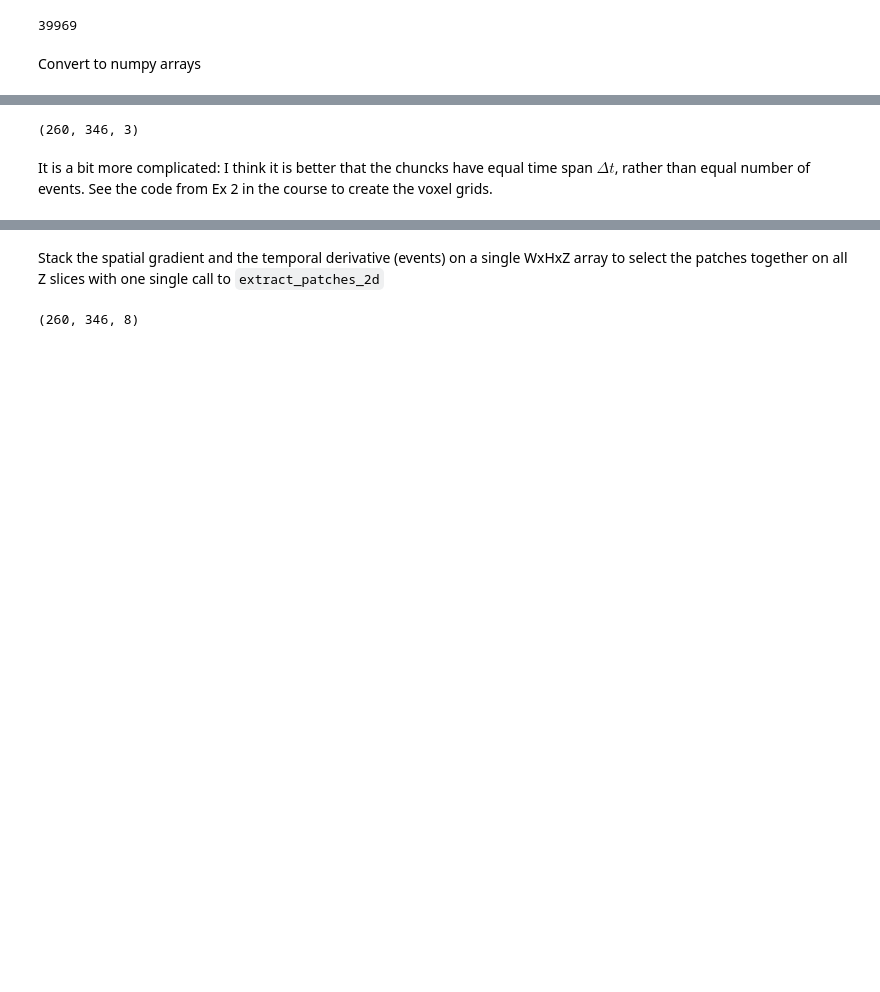
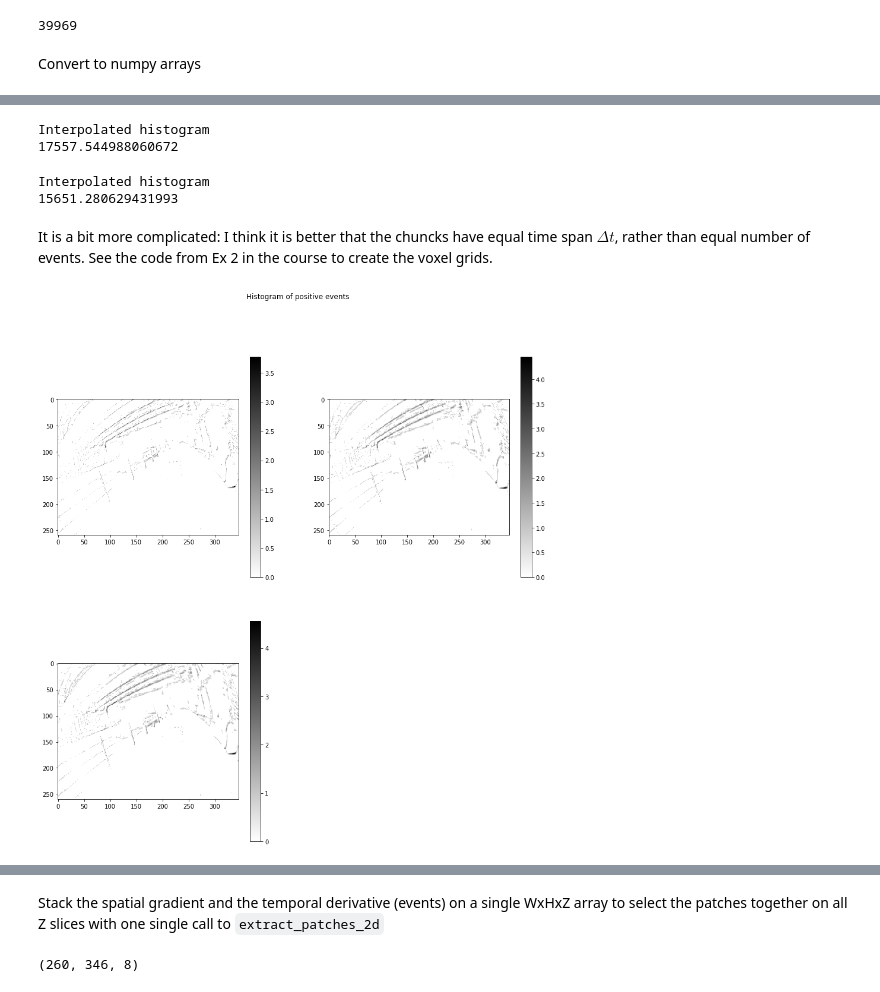
Before and after one commit to SudeshnaBora/Computer_Vision, a Jupyter notebook: code/Learning Phase.ipynb, the cells around one changed output, grey strips where cells are left out. Saved outputs shown, nothing was run; the diff lists cells and outputs as text; code cells hidden in the pictures; blank space fills up the shorter version.

```diff
--- a/code/Learning Phase.ipynb
+++ b/code/Learning Phase.ipynb
@@ -129,17 +152,56 @@ voxelgrid.shape
 # %%
-# positive events only
-idx_pos = pol==0
-yxt_pos = np.transpose(np.array([y[idx_pos], x[idx_pos], timestamp[idx_pos]]))
-voxelgrid_pos, _ = np.histogramdd(yxt_pos, bins=bin_edges)
+if split_by_polarity:
+    # Positive events only
+    idx_pos = pol==0
 
-# positive events only
-idx_neg = pol!=0
-yxt_neg = np.transpose(np.array([y[idx_neg], x[idx_neg], timestamp[idx_neg]]))
-voxelgrid_neg, _ = np.histogramdd(yxt_neg, bins=bin_edges)
+    if (method_voting == 'nearest'):
+        print('Regular histogram')
+        yxt_pos = np.transpose(np.array([y[idx_pos], x[idx_pos], timestamp[idx_pos]]))
+        voxelgrid_pos, _ = np.histogramdd(yxt_pos, bins=bin_edges)
+        del yxt_pos
+    else:
+        print('Interpolated histogram')
+        voxelgrid_pos = events2voxelgrid_linear(x[idx_pos],y[idx_pos],timestamp[idx_pos],pol[idx_pos],
+                                                image.shape,num_time_slices,t_min,dt_cell,use_polarity=False)
+    voxelgrid_pos.shape
+# %% [output]
+Interpolated histogram
+17557.544988060672
-# %%
-voxelgrid_pos.shape
-# %% [output]
-(260, 346, 3)
+# %%
+if split_by_polarity:
+    # Negative events only
+    idx_neg = pol!=0
+
+    if (method_voting == 'nearest'):
+        print('Regular histogram')
+        yxt_neg = np.transpose(np.array([y[idx_neg], x[idx_neg], timestamp[idx_neg]]))
+        voxelgrid_neg, _ = np.histogramdd(yxt_neg, bins=bin_edges)
+        del yxt_neg
+    else:
+        print('Interpolated histogram')
+        voxelgrid_neg = events2voxelgrid_linear(x[idx_neg],y[idx_neg],timestamp[idx_neg],pol[idx_neg],
+                                                image.shape,num_time_slices,t_min,dt_cell,use_polarity=False)
+    voxelgrid_neg.shape
+# %% [output]
+Interpolated histogram
+15651.280629431993
 # %% [markdown]
 It is a bit more complicated: I think it is better that the chuncks have equal time span $\Delta t$, rather than equal number of events. See the code from Ex 2 in the course to create the voxel grids.
+# %%
+if split_by_polarity:
+    fig, axs = plt.subplots(int((num_time_slices+1)/2), 2, figsize=(15, 15))
+    fig.suptitle('Histogram of positive events')
+
+    for i in range(num_time_slices):
+        plt.sca(axs[int(i/2),i%2])
+        plt.imshow(voxelgrid_pos[:,:,i], cmap='gray_r')
+        plt.colorbar()
+
+    if num_time_slices % 2 == 1:
+        # if odd number of plots, hide last one
+        axs.flat[-1].set_visible(False)
+
+    plt.show()
+# %% [output]
+[figure, added]
 # %%
```
Also changed, not shown: parts of 30 cells of this notebook.
